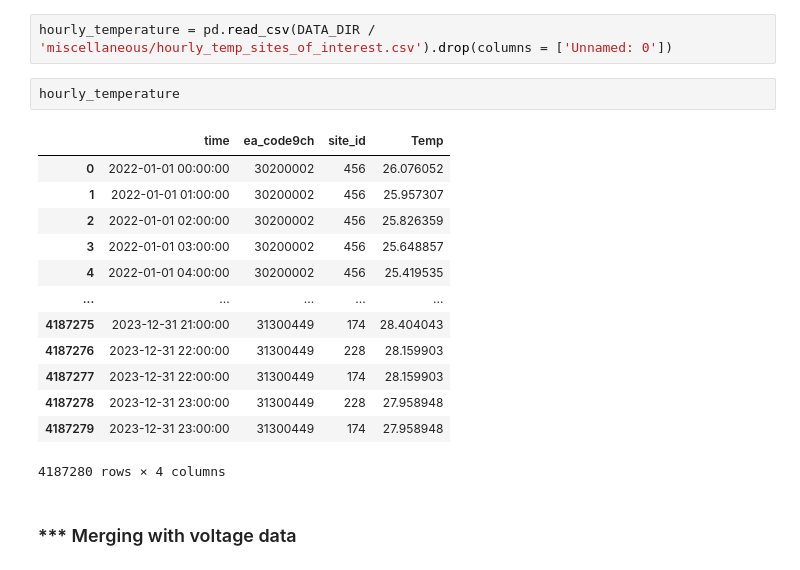
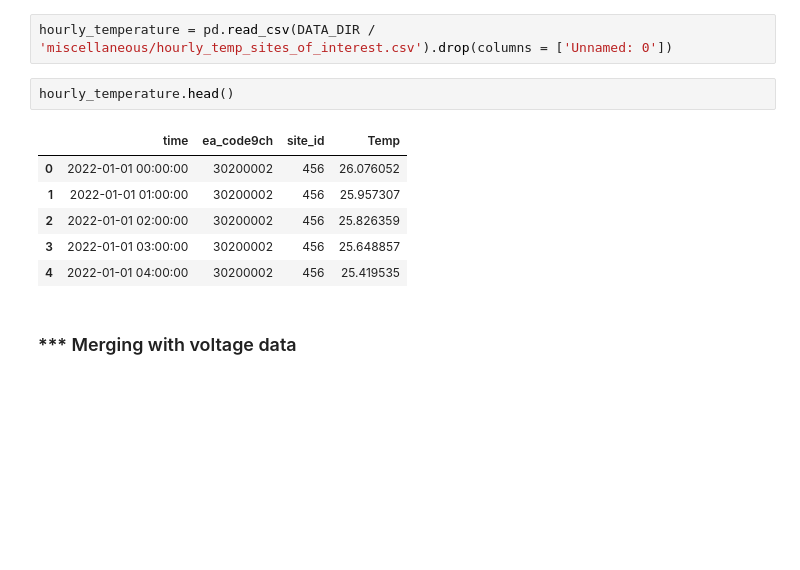
Before and after one commit to KaytheDee/pqr_extreme_weather_analysis, a Jupyter notebook: notebooks/_pre_processing_undervolt_workflow_rev2_process_with_plotting.ipynb, the cells around one changed output. Drawn from its saved outputs; the diff is of its cells as text; blank space fills up the shorter version.

```diff
--- a/notebooks/_pre_processing_undervolt_workflow_rev2_process_with_plotting.ipynb
+++ b/notebooks/_pre_processing_undervolt_workflow_rev2_process_with_plotting.ipynb
@@ -83,21 +82,14 @@ combined_hourly_voltage_df = combined_hourly_voltage_df.merge(sensor_cesi_mappin
 # %%
 hourly_temperature = pd.read_csv(DATA_DIR / 'miscellaneous/hourly_temp_sites_of_interest.csv').drop(columns = ['Unnamed: 0'])
 # %%
-hourly_temperature
+hourly_temperature.head()
 # %% [output]
 |  | time | ea_code9ch | site_id | Temp |
 | 0 | 2022-01-01 00:00:00 | 30200002 | 456 | 26.076052 |
 | 1 | 2022-01-01 01:00:00 | 30200002 | 456 | 25.957307 |
 | 2 | 2022-01-01 02:00:00 | 30200002 | 456 | 25.826359 |
 | 3 | 2022-01-01 03:00:00 | 30200002 | 456 | 25.648857 |
 | 4 | 2022-01-01 04:00:00 | 30200002 | 456 | 25.419535 |
-| ... | ... | ... | ... | ... |
-| 4187275 | 2023-12-31 21:00:00 | 31300449 | 174 | 28.404043 |
-| 4187276 | 2023-12-31 22:00:00 | 31300449 | 228 | 28.159903 |
-| 4187277 | 2023-12-31 22:00:00 | 31300449 | 174 | 28.159903 |
-| 4187278 | 2023-12-31 23:00:00 | 31300449 | 228 | 27.958948 |
-| 4187279 | 2023-12-31 23:00:00 | 31300449 | 174 | 27.958948 |
-4187280 rows × 4 columns
 # %% [markdown]
 ### *** Merging with voltage data
 # %%
```
Also changed, not shown: parts of 14 cells of this notebook, 22 other files.
